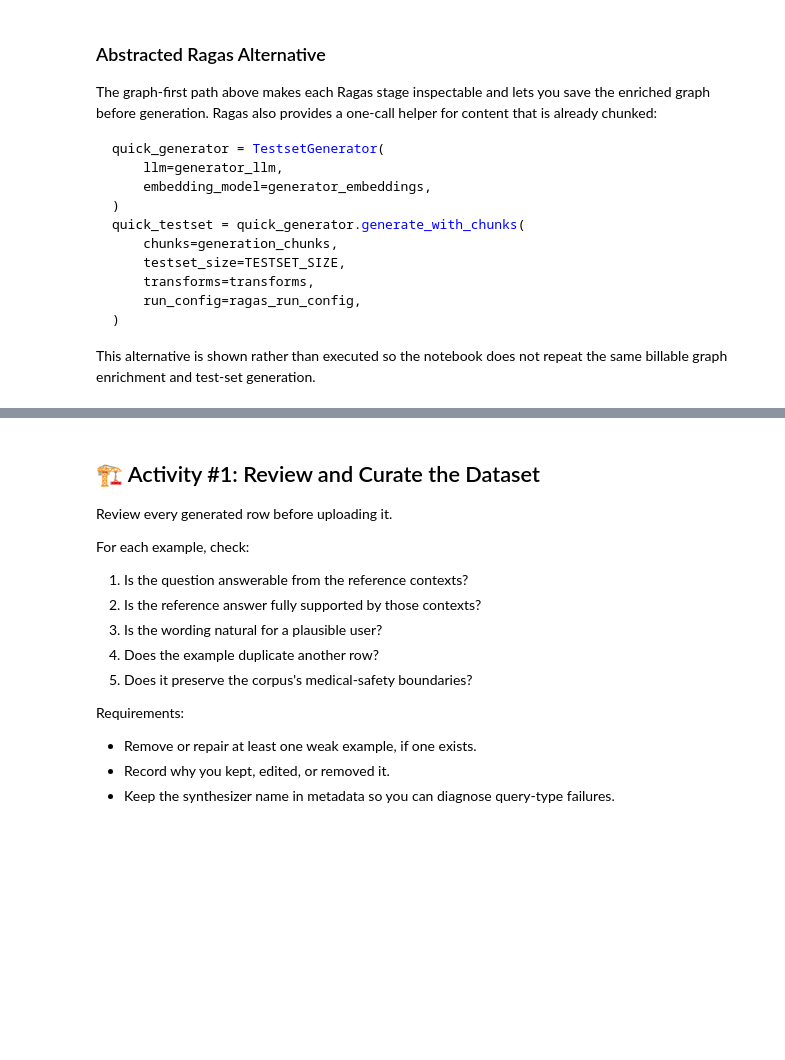
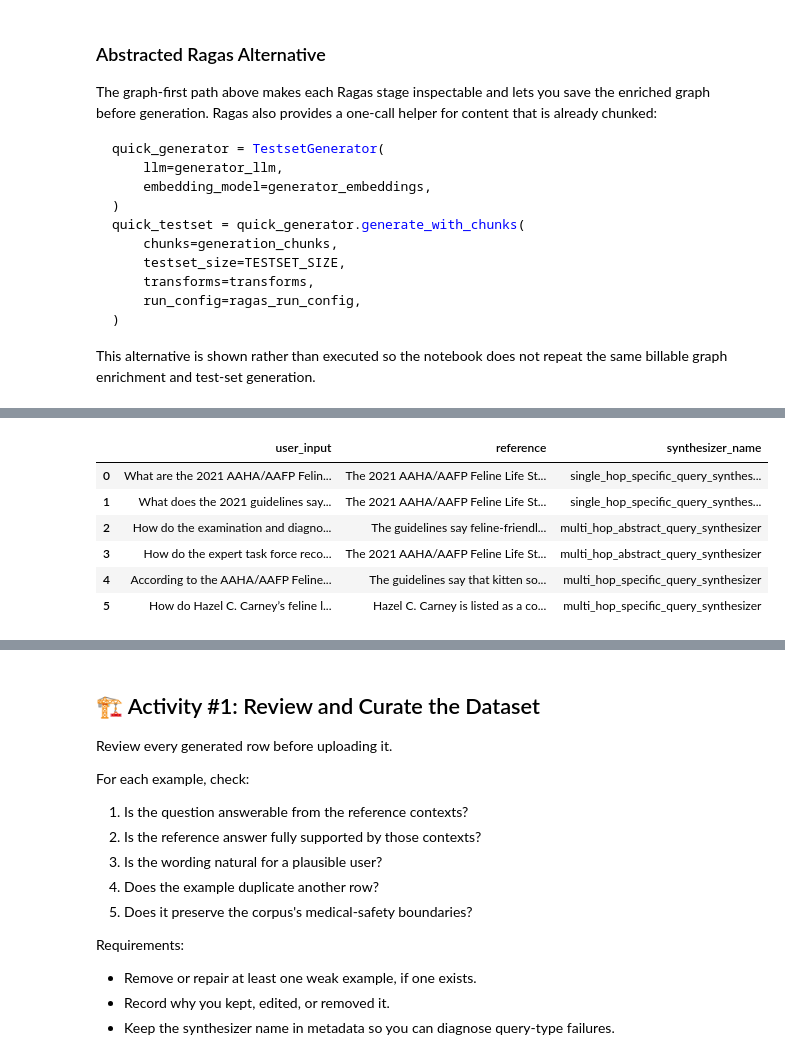
Before and after one commit to rakeshnetdev/AIEC01, a Jupyter notebook: 05_Synthetic_Data_Generation_for_RAG_Evals/01_Cat_Health_Synthetic_Data_Generation_Ragas_LangSmith.ipynb, the cells around one changed output, grey strips where cells are left out. Drawn from its saved outputs; the diff is of its cells as text; code cells hidden in the pictures; blank space fills up the shorter version.

```diff
--- a/05_Synthetic_Data_Generation_for_RAG_Evals/01_Cat_Health_Synthetic_Data_Generation_Ragas_LangSmith.ipynb
+++ b/05_Synthetic_Data_Generation_for_RAG_Evals/01_Cat_Health_Synthetic_Data_Generation_Ragas_LangSmith.ipynb
@@ -659,3 +685,14 @@ quick_testset = quick_generator.generate_with_chunks(
 
 This alternative is shown rather than executed so the notebook does not repeat
 the same billable graph enrichment and test-set generation.
+# %%
+quick_generator = TestsetGenerator(
+    llm=generator_llm,
+    embedding_model=generator_embeddings,
+)
+quick_testset = quick_generator.generate_with_chunks(
+    chunks=generation_chunks,
+    testset_size=TESTSET_SIZE,
+    transforms=transforms,
+    run_config=ragas_run_config,
+)
@@ -662,3 +705,23 @@ the same billable graph enrichment and test-set generation.
+# %%
+testset_df_1 = quick_testset.to_pandas()
+
+display(
+    testset_df_1[
+        [
+            "user_input",
+            "reference",
+            "synthesizer_name",
+        ]
+    ]
+)
+# %% [output]
+|  | user_input | reference | synthesizer_name |
+| 0 | What are the 2021 AAHA/AAFP Felin... | The 2021 AAHA/AAFP Feline Life St... | single_hop_specific_query_synthes... |
+| 1 | What does the 2021 guidelines say... | The 2021 AAHA/AAFP Feline Life St... | single_hop_specific_query_synthes... |
+| 2 | How do the examination and diagno... | The guidelines say feline-friendl... | multi_hop_abstract_query_synthesizer |
+| 3 | How do the expert task force reco... | The 2021 AAHA/AAFP Feline Life St... | multi_hop_abstract_query_synthesizer |
+| 4 | According to the AAHA/AAFP Feline... | The guidelines say that kitten so... | multi_hop_specific_query_synthesizer |
+| 5 | How do Hazel C. Carney’s feline l... | Hazel C. Carney is listed as a co... | multi_hop_specific_query_synthesizer |
 # %% [markdown]
 #### ❓ Question #3
 
```
Also changed, not shown: parts of 27 cells of this notebook.
